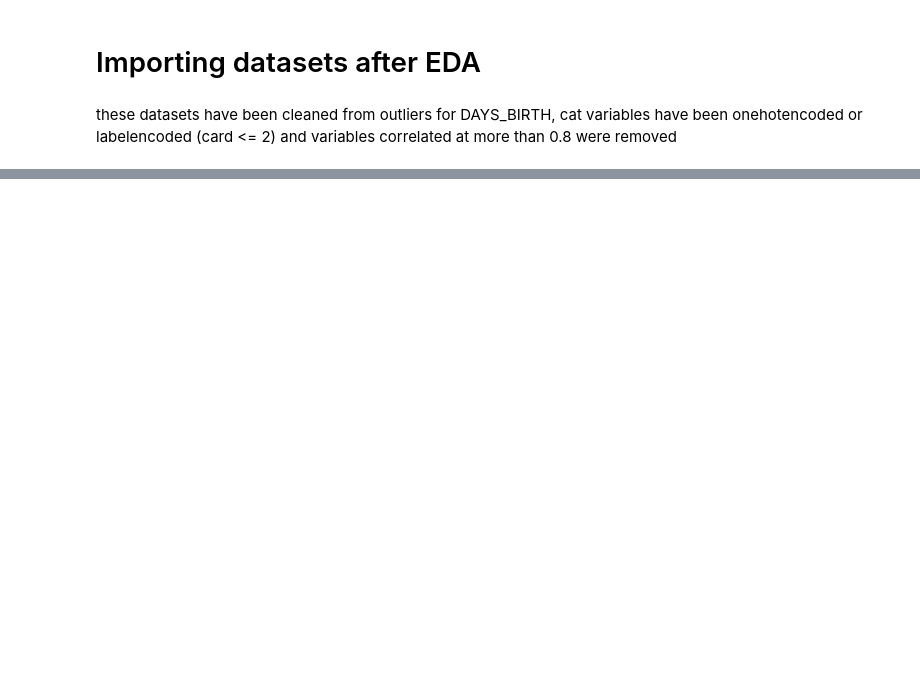
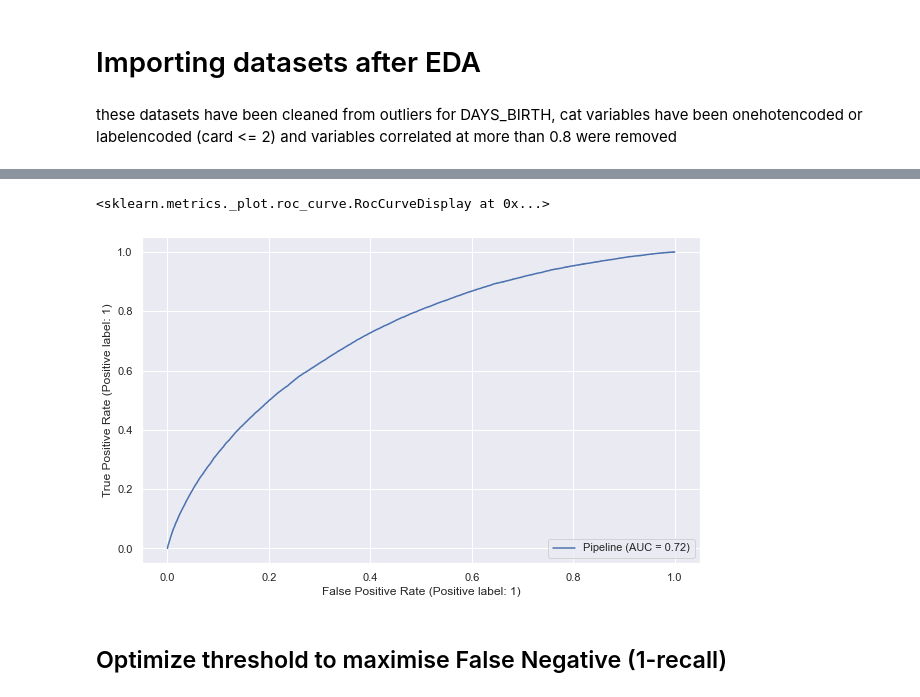
Before and after one commit to vpvinc/P7_loan_scoring_model, a Jupyter notebook: P7_modeling.ipynb, the cells around one changed output, grey strips where cells are left out. Drawn from its saved outputs; the diff is of its cells as text; code cells hidden in the pictures; blank space fills up the shorter version.

```diff
--- a/P7_modeling.ipynb
+++ b/P7_modeling.ipynb
@@ -116,0 +869,2 @@ memory usage: 469.2+ MB
+# %%
+Xval, yval = val_sample.iloc[:,2:-1], val_sample.iloc[:,-1]
@@ -116,0 +897,7 @@ memory usage: 469.2+ MB
+# %%
+plot_roc_curve(best_pipe, Xval, yval)
+# %% [output]
+<sklearn.metrics._plot.roc_curve.RocCurveDisplay at 0x...>
+[figure, added]
+# %% [markdown]
+## Optimize threshold to maximise False Negative (1-recall)
```
Also changed, not shown: parts of 141 cells of this notebook.
